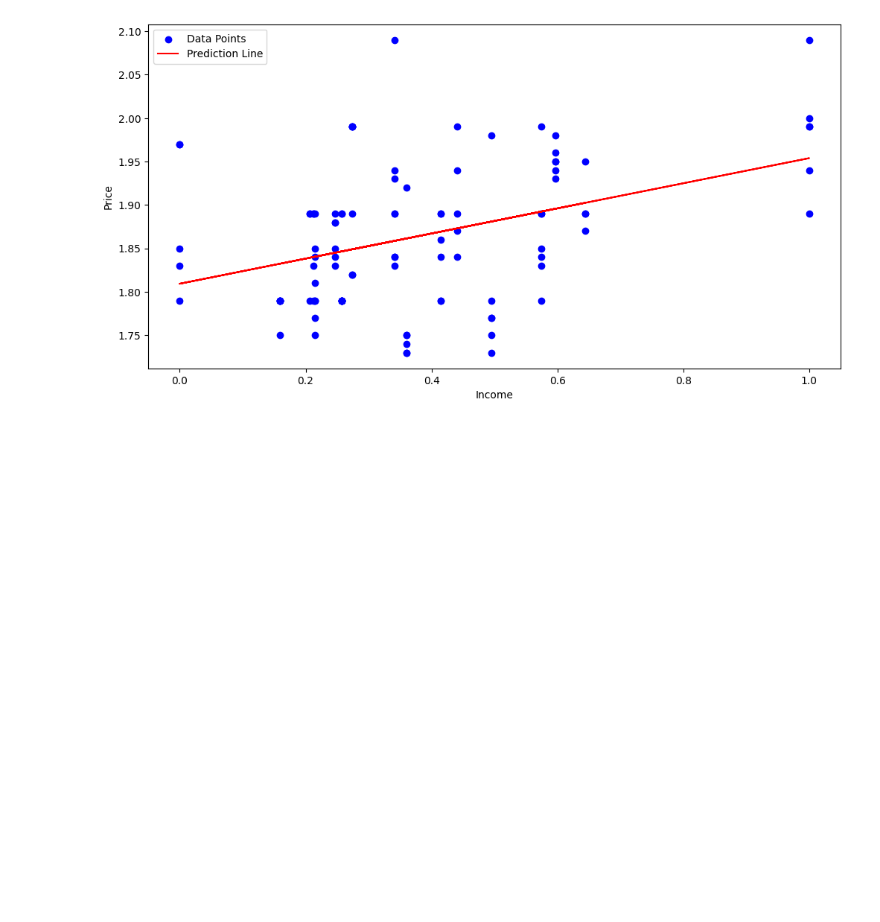
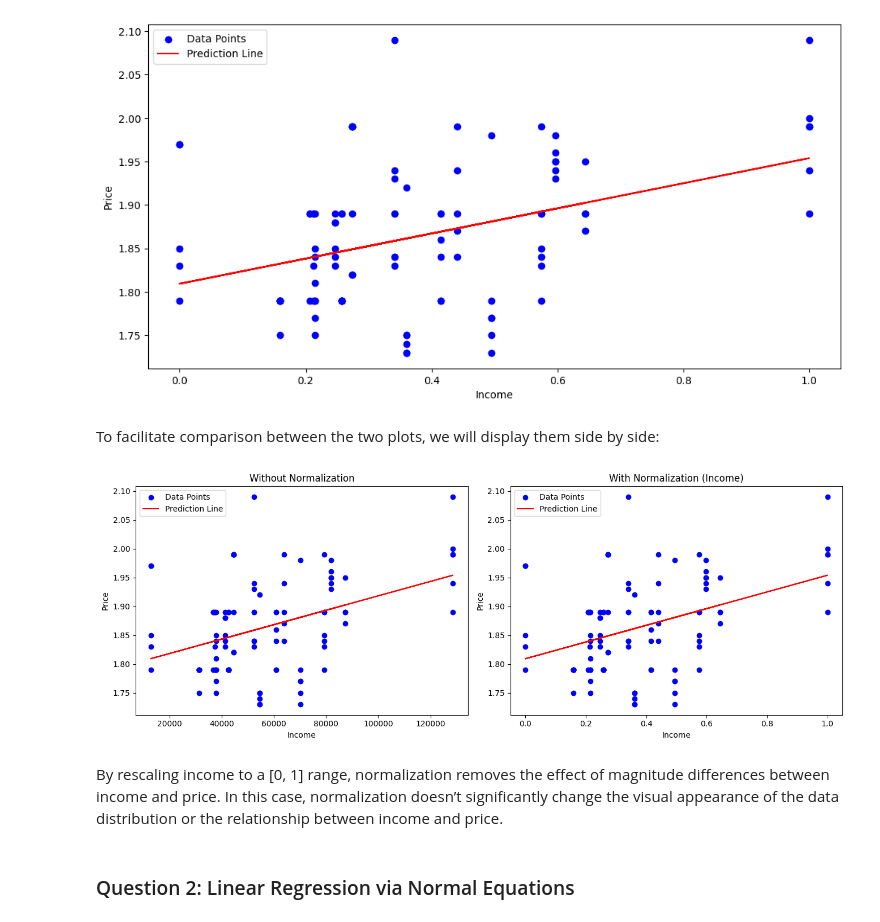
Before and after one commit to LorenzoCirac/Applied-Machine-Learning, a Jupyter notebook: Exercise 2/Assignment 2.ipynb, the cells around one changed output. Saved outputs shown, nothing was run; the diff lists cells and outputs as text; code cells hidden in the pictures; blank space fills up the shorter version.

```diff
--- a/Exercise 2/Assignment 2.ipynb
+++ b/Exercise 2/Assignment 2.ipynb
@@ -154,3 +154,34 @@ plt.legend()
 plt.show()
 # %% [output]
 [figure]
+# %% [markdown]
+<p>To facilitate comparison between the two plots, we will display them side by side:</p>
+# %%
+plt.figure(figsize=(20, 5))
+normalizations = [None, normalize]
+titles = ['Without Normalization', 'With Normalization (Income)']
+for i, (norm, title) in enumerate(zip(normalizations, titles), start=1):
+
+    # Apply normalization
+     income = gasprices['Income'] if norm is None else normalize(gasprices['Income'])
+
+     beta_0, beta_1 = learn_simple_linear_reg(income, gasprices['Price'])
+     y_prediction = predict_simple_linear_reg(income, beta_0, beta_1)
+
+     plt.subplot(1, 3, i)
+     plt.scatter(income, gasprices['Price'], color = 'blue', label = 'Data Points')
+     plt.plot(income, y_prediction, color = 'red', label = 'Prediction Line')
+     plt.title(title)
+     plt.xlabel('Income')
+     plt.ylabel('Price')
+     plt.legend()
+
+plt.tight_layout()
+plt.show()
+# %% [output]
+[figure, added]
+# %% [markdown]
+<p>By rescaling income to a [0, 1] range, normalization removes the effect of magnitude differences between
+income and price. In this case, normalization doesn’t significantly change the visual appearance of the data distribution or the relationship between income and price.</p>
+# %% [markdown]
+<h3>Question 2: Linear Regression via Normal Equations</h3>
```
Also changed, not shown: parts of 40 cells of this notebook, 1 other file.
